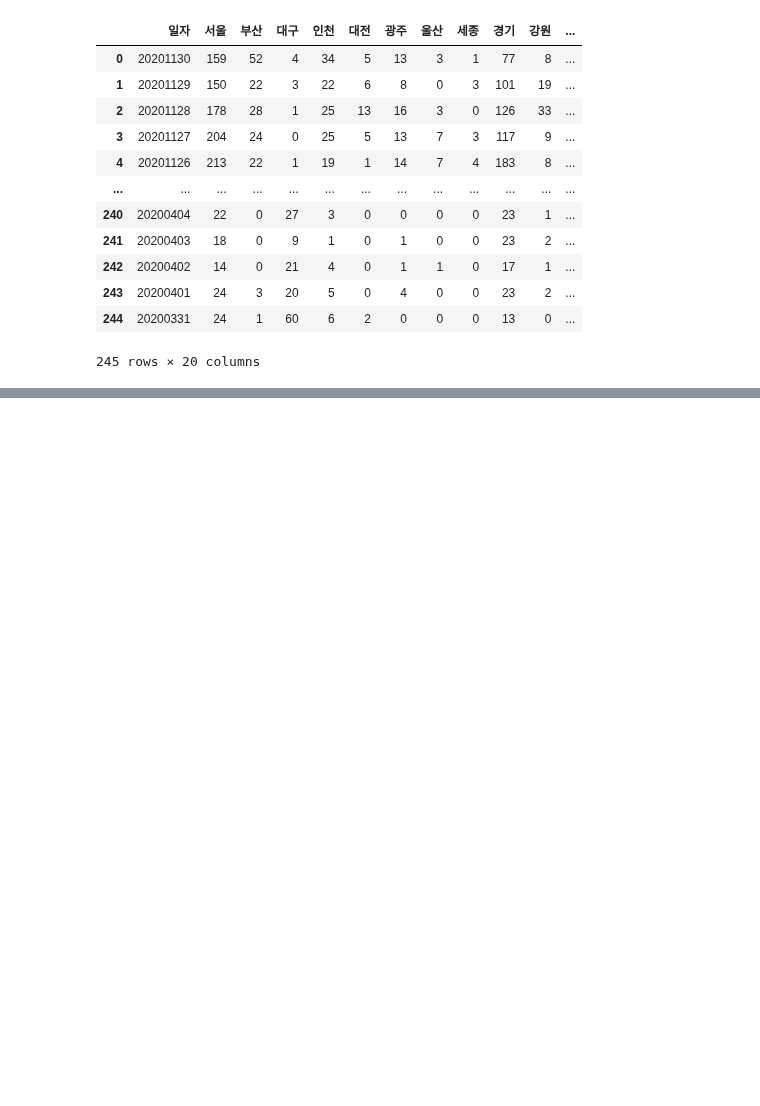
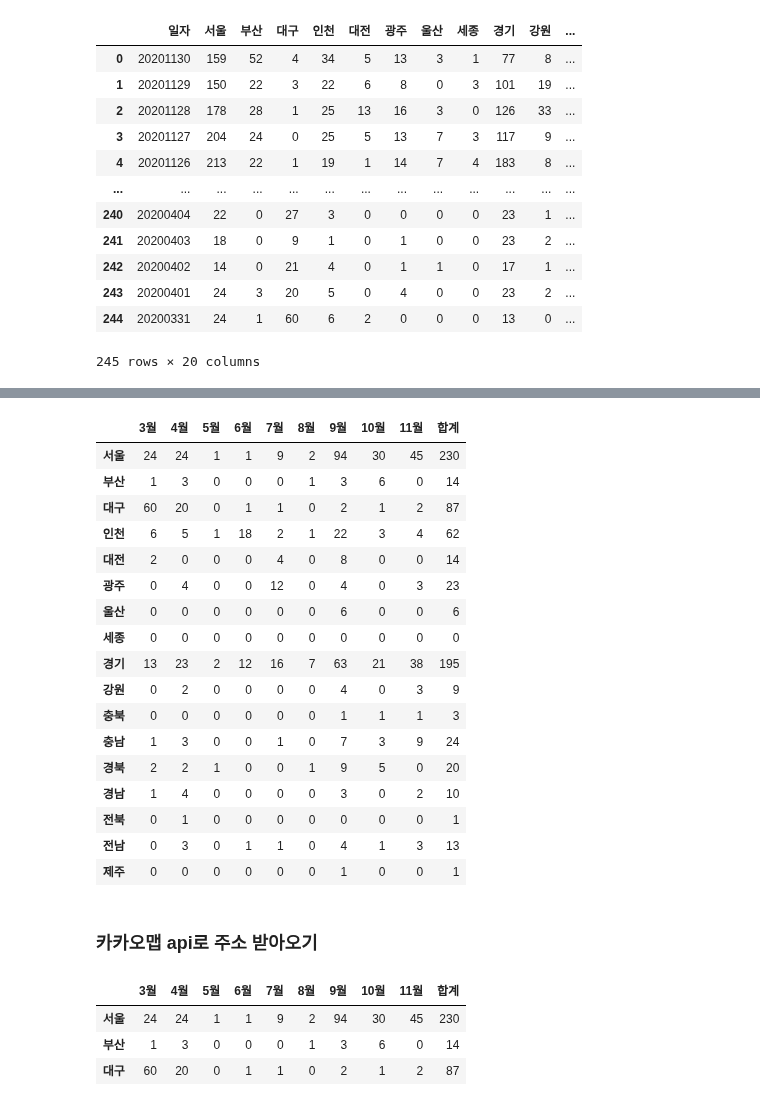
Before and after one commit to leele91/Data-Analysis-2020, a Jupyter notebook: 07.seoul/07.코로나.ipynb, the cells around one changed output, grey strips where cells are left out. Saved outputs shown, nothing was run; the diff lists cells and outputs as text; code cells hidden in the pictures; blank space fills up the shorter version.

```diff
--- a/07.seoul/07.코로나.ipynb
+++ b/07.seoul/07.코로나.ipynb
@@ -309,0 +429,3 @@ dd
+# %%
+cov_m = cov.resample('MS').first()
+cov_m.head()
@@ -309,0 +442,3 @@ dd
+# %%
+cov_m.index = ['3월','4월','5월','6월','7월','8월','9월','10월','11월']
+cov_m
@@ -309,0 +456,3 @@ dd
+# %%
+cov_m_T = cov_m.T
+cov_m_T
@@ -309,0 +477,4 @@ dd
+# %%
+# 가로로 계산할 경우 값이 소수로 나오기에 해당 숫자를 먼저 정수로 변경후 합계를 계산
+cov_m_T['합계'] = cov_m_T.astype('int').sum(axis=1)
+cov_m_T
@@ -309,0 +519,22 @@ dd
+# %%
+cov_m_T = cov_m_T.iloc[:-1, :]
+cov_m_T
+# %% [output]
+|  | 3월 | 4월 | 5월 | 6월 | 7월 | 8월 | 9월 | 10월 | 11월 | 합계 |
+| 서울 | 24 | 24 | 1 | 1 | 9 | 2 | 94 | 30 | 45 | 230 |
+| 부산 | 1 | 3 | 0 | 0 | 0 | 1 | 3 | 6 | 0 | 14 |
+| 대구 | 60 | 20 | 0 | 1 | 1 | 0 | 2 | 1 | 2 | 87 |
+| 인천 | 6 | 5 | 1 | 18 | 2 | 1 | 22 | 3 | 4 | 62 |
+| 대전 | 2 | 0 | 0 | 0 | 4 | 0 | 8 | 0 | 0 | 14 |
+| 광주 | 0 | 4 | 0 | 0 | 12 | 0 | 4 | 0 | 3 | 23 |
+| 울산 | 0 | 0 | 0 | 0 | 0 | 0 | 6 | 0 | 0 | 6 |
+| 세종 | 0 | 0 | 0 | 0 | 0 | 0 | 0 | 0 | 0 | 0 |
+| 경기 | 13 | 23 | 2 | 12 | 16 | 7 | 63 | 21 | 38 | 195 |
+| 강원 | 0 | 2 | 0 | 0 | 0 | 0 | 4 | 0 | 3 | 9 |
+| 충북 | 0 | 0 | 0 | 0 | 0 | 0 | 1 | 1 | 1 | 3 |
+| 충남 | 1 | 3 | 0 | 0 | 1 | 0 | 7 | 3 | 9 | 24 |
+| 경북 | 2 | 2 | 1 | 0 | 0 | 1 | 9 | 5 | 0 | 20 |
+| 경남 | 1 | 4 | 0 | 0 | 0 | 0 | 3 | 0 | 2 | 10 |
+| 전북 | 0 | 1 | 0 | 0 | 0 | 0 | 0 | 0 | 0 | 1 |
+| 전남 | 0 | 3 | 0 | 1 | 1 | 0 | 4 | 1 | 3 | 13 |
+| 제주 | 0 | 0 | 0 | 0 | 0 | 0 | 1 | 0 | 0 | 1 |
@@ -309,0 +545,2 @@ dd
+# %% [markdown]
+### 카카오맵 api로 주소 받아오기
@@ -309,0 +549,7 @@ dd
+# %%
+cov_m_T.head(3)
+# %% [output]
+|  | 3월 | 4월 | 5월 | 6월 | 7월 | 8월 | 9월 | 10월 | 11월 | 합계 |
+| 서울 | 24 | 24 | 1 | 1 | 9 | 2 | 94 | 30 | 45 | 230 |
+| 부산 | 1 | 3 | 0 | 0 | 0 | 1 | 3 | 6 | 0 | 14 |
+| 대구 | 60 | 20 | 0 | 1 | 1 | 0 | 2 | 1 | 2 | 87 |
```
Also changed, not shown: parts of 38 cells of this notebook.
